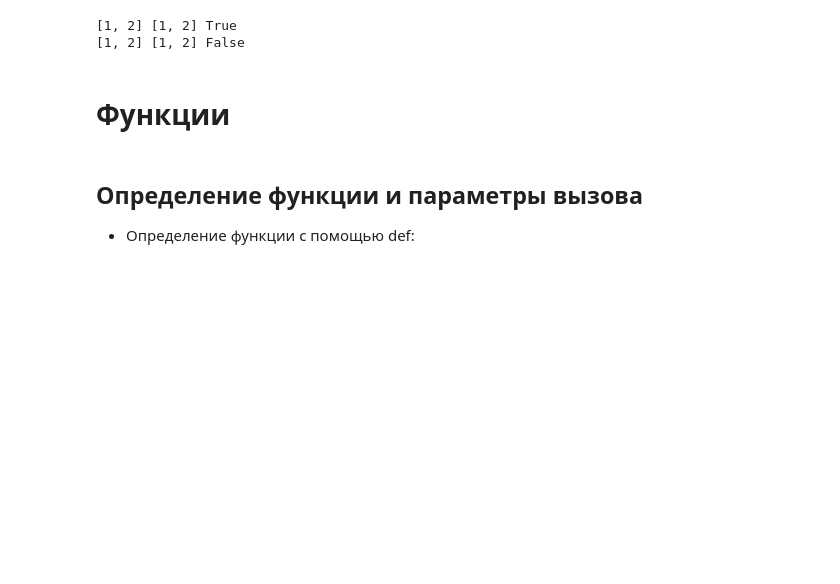
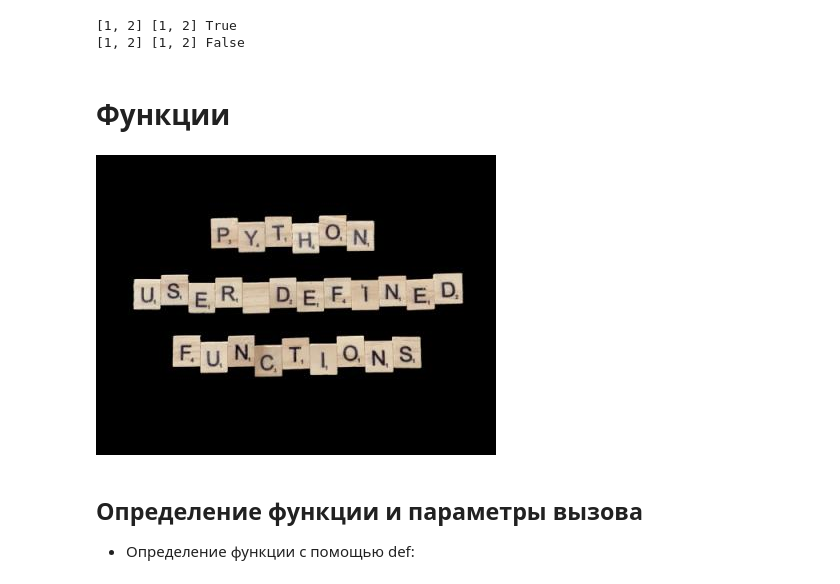
Before and after one commit to mlcoursemm/py2020autumn, a Jupyter notebook: lectures/Python02-basics2.ipynb, the cells around one changed output. Drawn from its saved outputs; the diff is of its cells as text; code cells hidden in the pictures; blank space fills up the shorter version.

```diff
--- a/lectures/Python02-basics2.ipynb
+++ b/lectures/Python02-basics2.ipynb
@@ -416,6 +416,10 @@ print(arr1, arr3, arr1 is arr3)
 [1, 2] [1, 2] False
 # %% [markdown]
 # Функции
+# %%
+Image(filename='Python02-basics_extra/funcs.jpeg')
+# %% [output]
+[figure, added]
 # %% [markdown]
 ## Определение функции и параметры вызова
 * Определение функции с помощью def:
```
Also changed, not shown: parts of 40 cells of this notebook, 6 other files.
